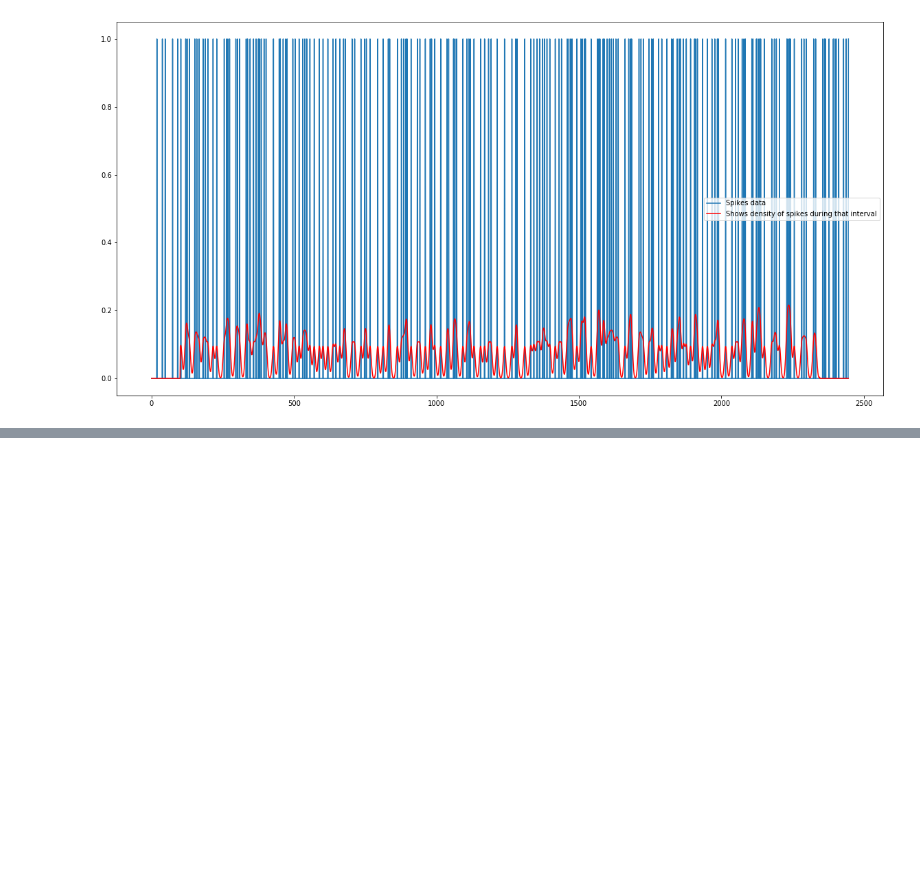
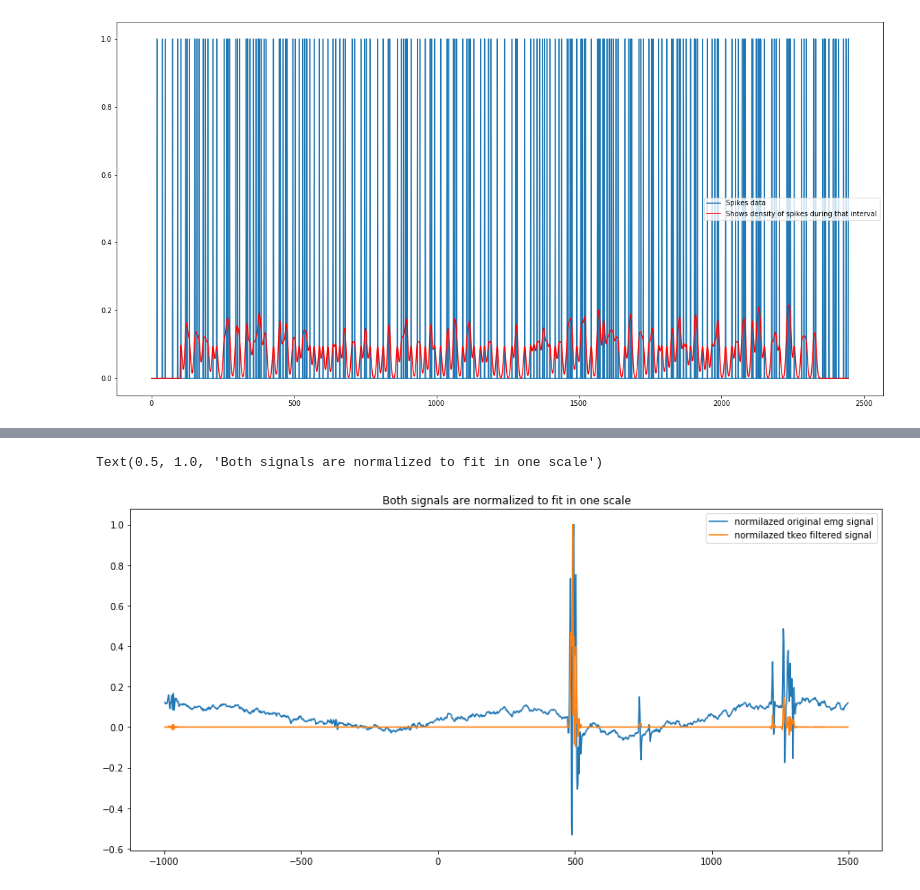
Before and after one commit to ViacheslavBobrov/SignalProcessing, a Jupyter notebook: courses/signal_processing/1.denoising/time_series_denoising.ipynb, the cells around one changed output, grey strips where cells are left out. Saved outputs shown, nothing was run; the diff lists cells and outputs as text; code cells hidden in the pictures; blank space fills up the shorter version.

```diff
--- a/courses/signal_processing/1.denoising/time_series_denoising.ipynb
+++ b/courses/signal_processing/1.denoising/time_series_denoising.ipynb
@@ -136,0 +166,10 @@ plt.legend()
+# %%
+plt.figure(figsize=(15, 7))
+plt.plot(emg_time[1:-1], emg_signal[1:-1] / max(emg_signal[1:-1]), label='normilazed original emg signal')
+plt.plot(emg_time[1:-1], tkeo_filtered_signal / max(tkeo_filtered_signal),
+         label='normilazed tkeo filtered signal ')
+plt.legend()
+plt.title('Both signals are normalized to fit in one scale')
+# %% [output]
+Text(0.5, 1.0, 'Both signals are normalized to fit in one scale')
+[figure, added]
```
Also changed, not shown: parts of 11 cells of this notebook, 3 other files.
